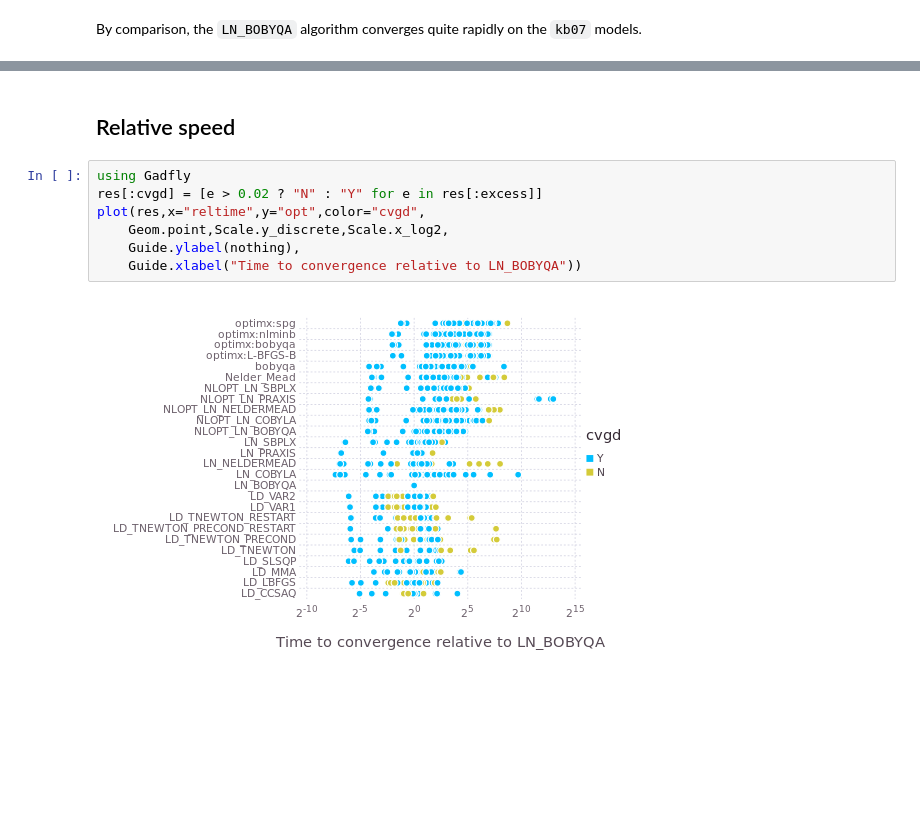
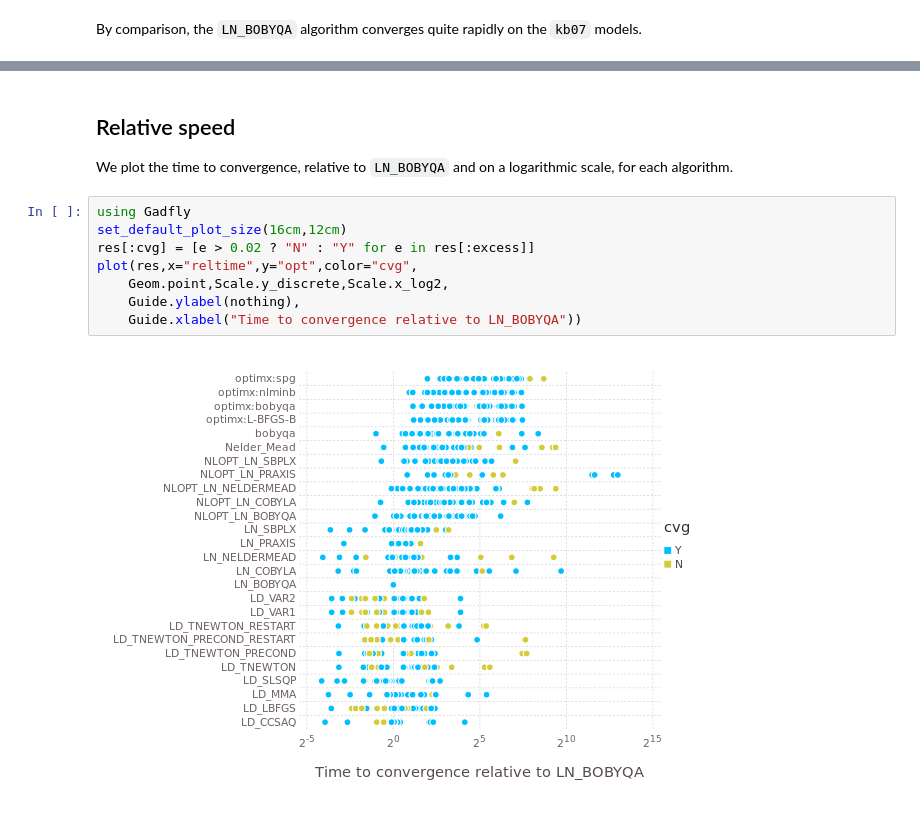
Before and after one commit to Stat990-033/Timings, a Jupyter notebook: inst/doc/Summaries.ipynb, the cells around one changed output, grey strips where cells are left out. Cells and saved outputs as stored; diff of their text form; blank space fills up the shorter version.

```diff
--- a/inst/doc/Summaries.ipynb
+++ b/inst/doc/Summaries.ipynb
@@ -213,11 +213,14 @@ bobyqa = res[convert(Array,res[:opt] .== "LN_BOBYQA") &
-# %% [markdown]
-## Relative speed
+# %% [markdown]
+## Relative speed
+
+We plot the time to convergence, relative to `LN_BOBYQA` and on a logarithmic scale, for each algorithm.
 # %%
 using Gadfly
-res[:cvgd] = [e > 0.02 ? "N" : "Y" for e in res[:excess]]
-plot(res,x="reltime",y="opt",color="cvgd",
+set_default_plot_size(16cm,12cm)
+res[:cvg] = [e > 0.02 ? "N" : "Y" for e in res[:excess]]
+plot(res,x="reltime",y="opt",color="cvg",
     Geom.point,Scale.y_discrete,Scale.x_log2,
     Guide.ylabel(nothing),
     Guide.xlabel("Time to convergence relative to LN_BOBYQA"))
 # %% [output]
-[figure, old version]
+[figure, new version]
```
Also changed, not shown: parts of 14 cells of this notebook.
